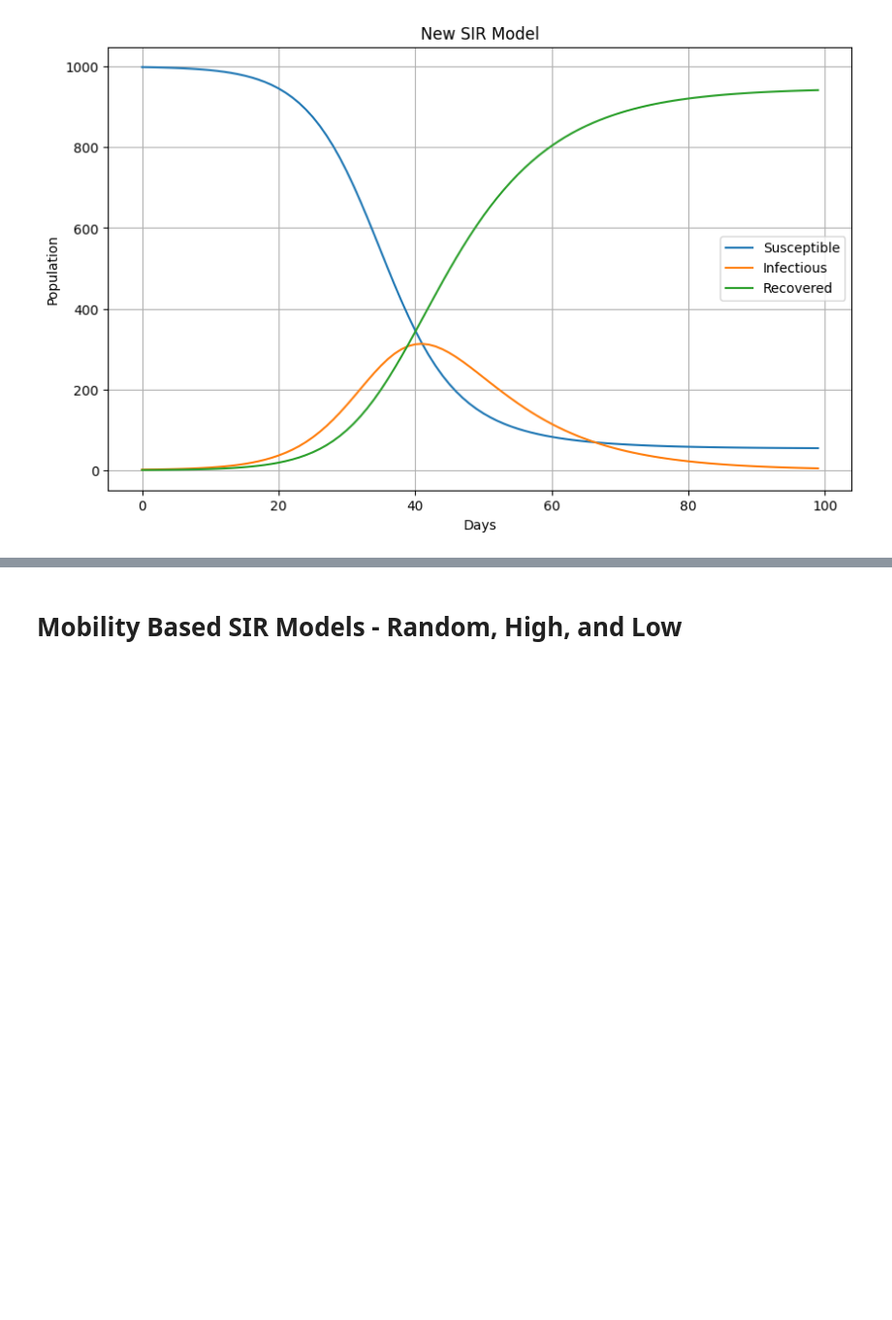
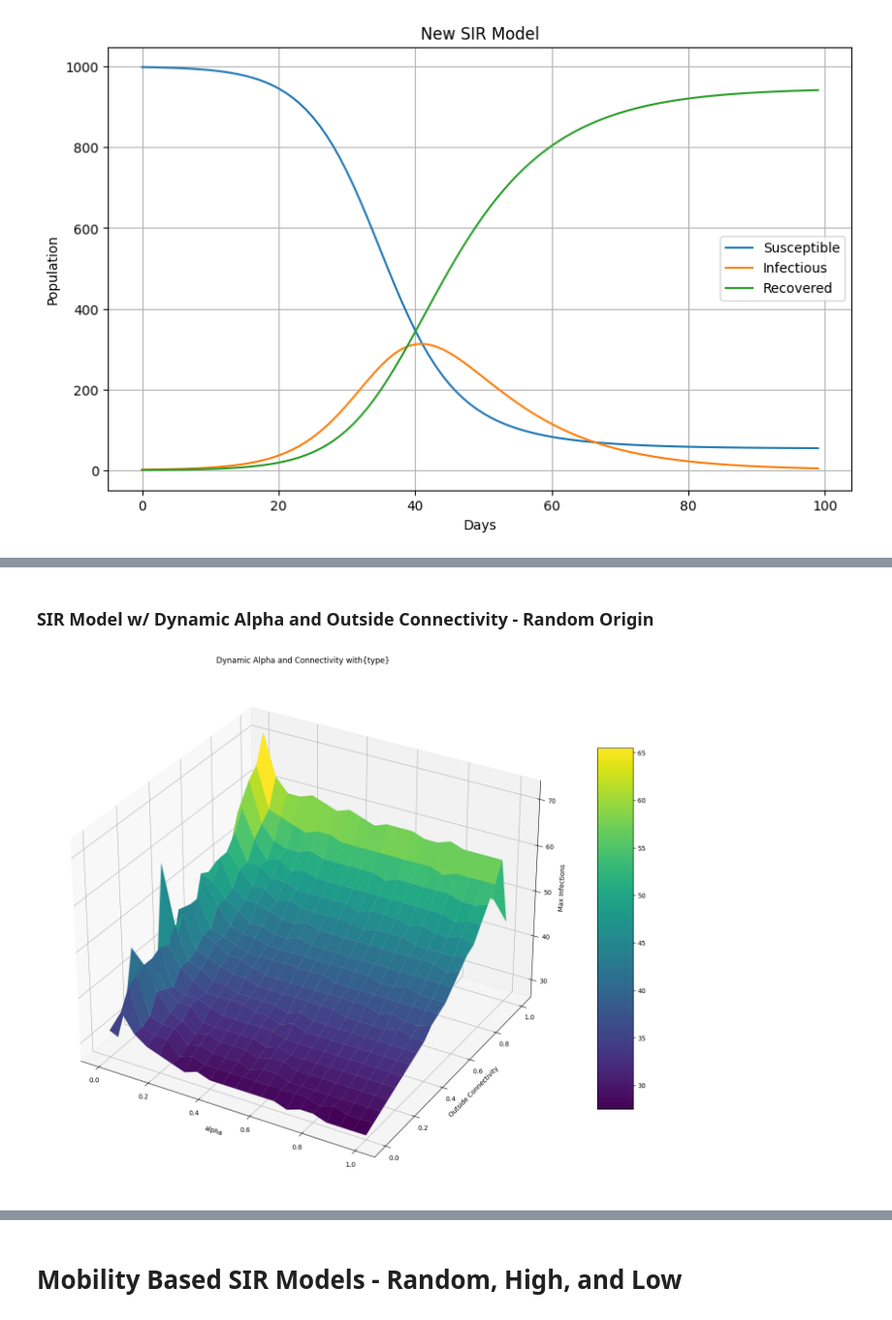
Before and after one commit to Virmani12/02712-Final-Project, a Jupyter notebook: simulations.ipynb, the cells around one changed output, grey strips where cells are left out. Shown at 97% size. Cells and saved outputs as stored; diff of their text form; code cells hidden in the pictures; blank space fills up the shorter version.

Commit message:
implemented plotting function

```diff
--- a/simulations.ipynb
+++ b/simulations.ipynb
@@ -66,12 +66,4 @@ def get_other_loc_params(grid,loc):
 # %%
-from initialization import Location
-from initialization import Grid
-import random
-import numpy as np
-import pandas as pd
-import matplotlib.pyplot as plt
-import seaborn as sns
-
 def dynamic_alpha_connectivity(type, threshold, beta, mu, N, n_locations, days, alpha_range, trials, outside_connectivity):
     # Parameters
     beta = 0.3 #rate of infection *CHANGE LATER MAYBE*
@@ -124,5 +116,5 @@ def dynamic_alpha_connectivity(type, threshold, beta, mu, N, n_locations, days,
 
             alpha_connectivity_sir[(alpha,c)] = np.mean(alpha_connectivity_sir[(alpha,c)])
 
-    return alpha_connectivity_sir
+    return list(alpha_connectivity_sir.values())
 # %%
@@ -169,0 +142,19 @@ plt.show()
+# %% [markdown]
+### SIR Model w/ Dynamic Alpha and Outside Connectivity - Random Origin
+# %%
+# Parameters
+beta = 0.3 #rate of infection *CHANGE LATER MAYBE*
+mu = 0.1 #rate of recovery *CHANGE LATER MAYBE*
+N = 100000
+n_locations=100
+days = 100
+alpha_range = np.arange(0,1.05,0.05)
+outside_connectivity = np.arange(0,1.05,0.05)
+trials=1
+type = "Random"
+threshold = 0.1
+
+max_infections = dynamic_alpha_connectivity(type, threshold, beta, mu, N, n_locations, days, alpha_range, trials, outside_connectivity)
+plotting_dynamic_alpha_connectivity(alpha_range, outside_connectivity, max_infections, type)
+# %% [output]
+[figure, added]
```
Also changed, not shown: parts of 6 cells of this notebook.
